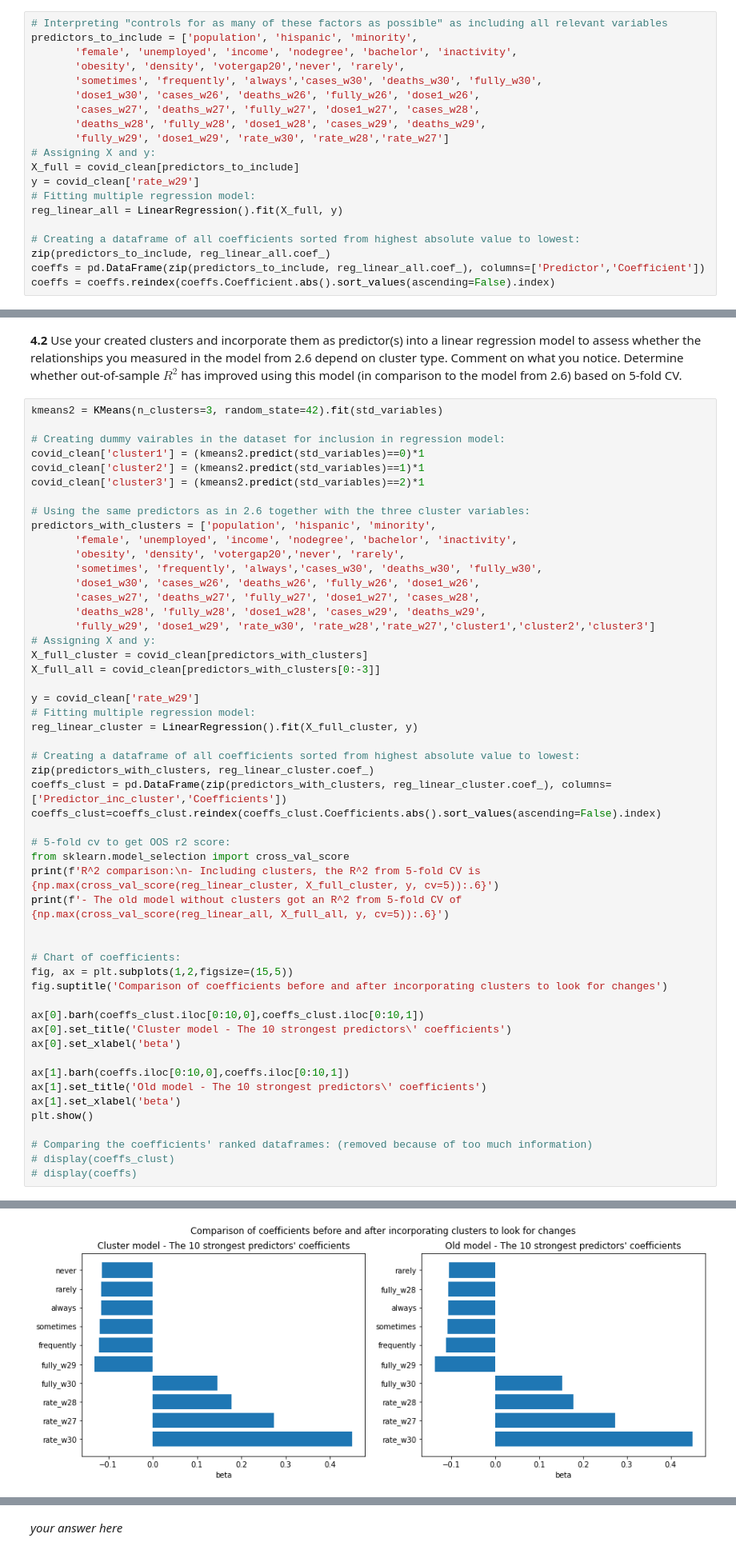
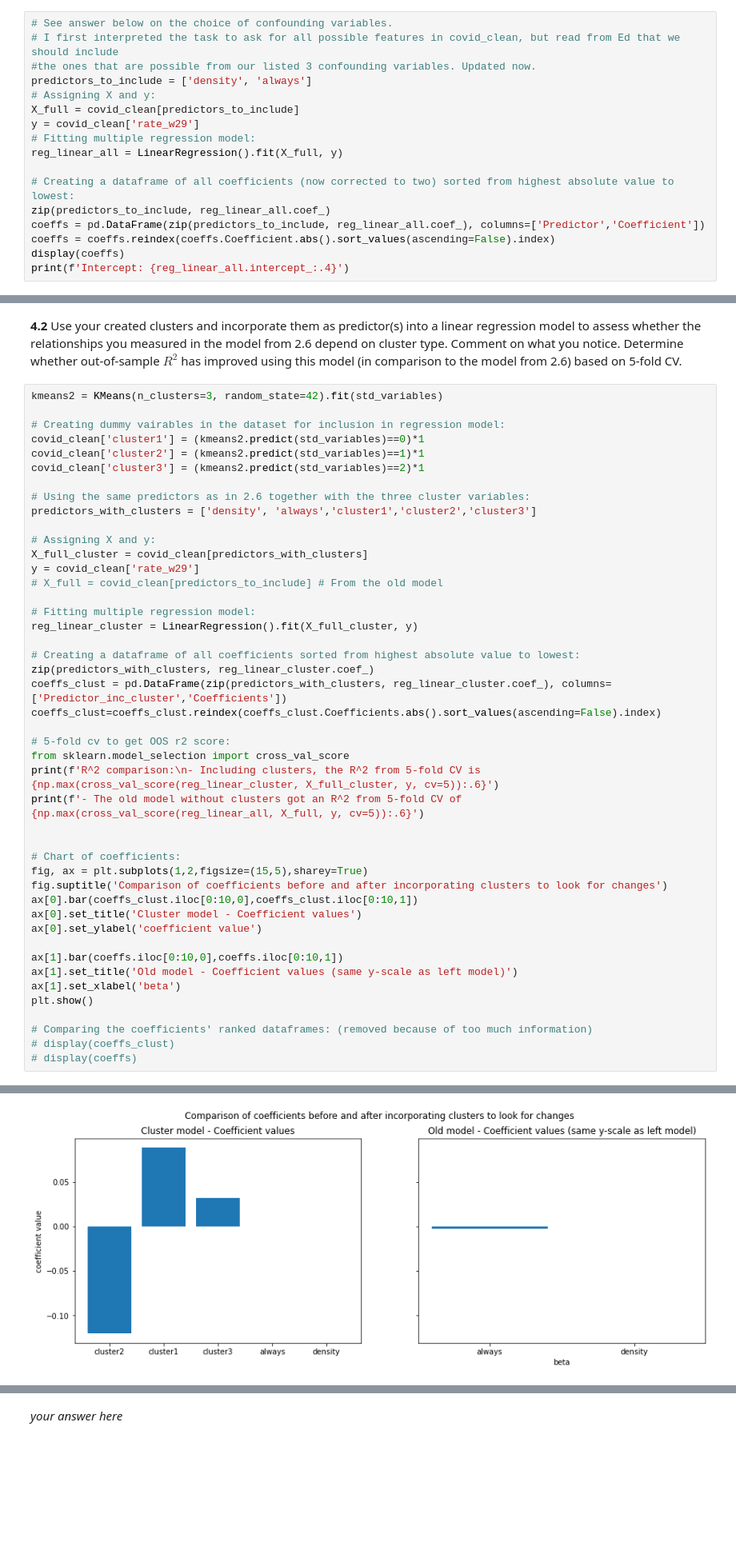
Before and after one commit to kkvalsvik/DataScience_cs109a_Harvard, a Jupyter notebook: cs_s109a_finalexam_2021.ipynb, the cells around one changed output, grey strips where cells are left out. Shown at 80% size. Saved outputs shown, nothing was run; the diff lists cells and outputs as text; blank space fills up the shorter version.

```diff
--- a/cs_s109a_finalexam_2021.ipynb
+++ b/cs_s109a_finalexam_2021.ipynb
@@ -745,20 +740,17 @@ I would choose to model the imputation with uncertainty in order to best capture
 # %%
-# Interpreting "controls for as many of these factors as possible" as including all relevant variables
-predictors_to_include = ['population', 'hispanic', 'minority',
-       'female', 'unemployed', 'income', 'nodegree', 'bachelor', 'inactivity',
-       'obesity', 'density', 'votergap20','never', 'rarely',
-       'sometimes', 'frequently', 'always','cases_w30', 'deaths_w30', 'fully_w30',
-       'dose1_w30', 'cases_w26', 'deaths_w26', 'fully_w26', 'dose1_w26',
-       'cases_w27', 'deaths_w27', 'fully_w27', 'dose1_w27', 'cases_w28',
-       'deaths_w28', 'fully_w28', 'dose1_w28', 'cases_w29', 'deaths_w29',
-       'fully_w29', 'dose1_w29', 'rate_w30', 'rate_w28','rate_w27']
+# See answer below on the choice of confounding variables.
+# I first interpreted the task to ask for all possible features in covid_clean, but read from Ed that we should include
+#the ones that are possible from our listed 3 confounding variables. Updated now.
+predictors_to_include = ['density', 'always']
 # Assigning X and y:
 X_full = covid_clean[predictors_to_include]
 y = covid_clean['rate_w29']
 # Fitting multiple regression model:
 reg_linear_all = LinearRegression().fit(X_full, y)
 
-# Creating a dataframe of all coefficients sorted from highest absolute value to lowest:
+# Creating a dataframe of all coefficients (now corrected to two) sorted from highest absolute value to lowest:
 zip(predictors_to_include, reg_linear_all.coef_)
 coeffs = pd.DataFrame(zip(predictors_to_include, reg_linear_all.coef_), columns=['Predictor','Coefficient'])
 coeffs = coeffs.reindex(coeffs.Coefficient.abs().sort_values(ascending=False).index)
+display(coeffs)
+print(f'Intercept: {reg_linear_all.intercept_:.4}')
@@ -1180,19 +1209,13 @@ covid_clean['cluster2'] = (kmeans2.predict(std_variables)==1)*1
 covid_clean['cluster3'] = (kmeans2.predict(std_variables)==2)*1
 
 # Using the same predictors as in 2.6 together with the three cluster variables:
-predictors_with_clusters = ['population', 'hispanic', 'minority',
-       'female', 'unemployed', 'income', 'nodegree', 'bachelor', 'inactivity',
-       'obesity', 'density', 'votergap20','never', 'rarely',
-       'sometimes', 'frequently', 'always','cases_w30', 'deaths_w30', 'fully_w30',
-       'dose1_w30', 'cases_w26', 'deaths_w26', 'fully_w26', 'dose1_w26',
-       'cases_w27', 'deaths_w27', 'fully_w27', 'dose1_w27', 'cases_w28',
-       'deaths_w28', 'fully_w28', 'dose1_w28', 'cases_w29', 'deaths_w29',
-       'fully_w29', 'dose1_w29', 'rate_w30', 'rate_w28','rate_w27','cluster1','cluster2','cluster3']
+predictors_with_clusters = ['density', 'always','cluster1','cluster2','cluster3']
+
 # Assigning X and y:
 X_full_cluster = covid_clean[predictors_with_clusters]
-X_full_all = covid_clean[predictors_with_clusters[0:-3]]
+y = covid_clean['rate_w29']
+# X_full = covid_clean[predictors_to_include] # From the old model
 
-y = covid_clean['rate_w29']
 # Fitting multiple regression model:
 reg_linear_cluster = LinearRegression().fit(X_full_cluster, y)
 
@@ -1204,19 +1227,18 @@ coeffs_clust=coeffs_clust.reindex(coeffs_clust.Coefficients.abs().sort_values(as
 # 5-fold cv to get OOS r2 score:
 from sklearn.model_selection import cross_val_score
 print(f'R^2 comparison:\n- Including clusters, the R^2 from 5-fold CV is {np.max(cross_val_score(reg_linear_cluster, X_full_cluster, y, cv=5)):.6}')
-print(f'- The old model without clusters got an R^2 from 5-fold CV of {np.max(cross_val_score(reg_linear_all, X_full_all, y, cv=5)):.6}')
+print(f'- The old model without clusters got an R^2 from 5-fold CV of {np.max(cross_val_score(reg_linear_all, X_full, y, cv=5)):.6}')
 
 
 # Chart of coefficients:
-fig, ax = plt.subplots(1,2,figsize=(15,5))
+fig, ax = plt.subplots(1,2,figsize=(15,5),sharey=True)
 fig.suptitle('Comparison of coefficients before and after incorporating clusters to look for changes')
+ax[0].bar(coeffs_clust.iloc[0:10,0],coeffs_clust.iloc[0:10,1])
+ax[0].set_title('Cluster model - Coefficient values')
+ax[0].set_ylabel('coefficient value')
 
-ax[0].barh(coeffs_clust.iloc[0:10,0],coeffs_clust.iloc[0:10,1])
-ax[0].set_title('Cluster model - The 10 strongest predictors\' coefficients')
-ax[0].set_xlabel('beta')
-
-ax[1].barh(coeffs.iloc[0:10,0],coeffs.iloc[0:10,1])
-ax[1].set_title('Old model - The 10 strongest predictors\' coefficients')
+ax[1].bar(coeffs.iloc[0:10,0],coeffs.iloc[0:10,1])
+ax[1].set_title('Old model - Coefficient values (same y-scale as left model)')
 ax[1].set_xlabel('beta')
 plt.show()
 
@@ -1230 +1252 @@ R^2 comparison:
-[figure, old version]
+[figure, new version]
```
Also changed, not shown: parts of 19 cells of this notebook.
